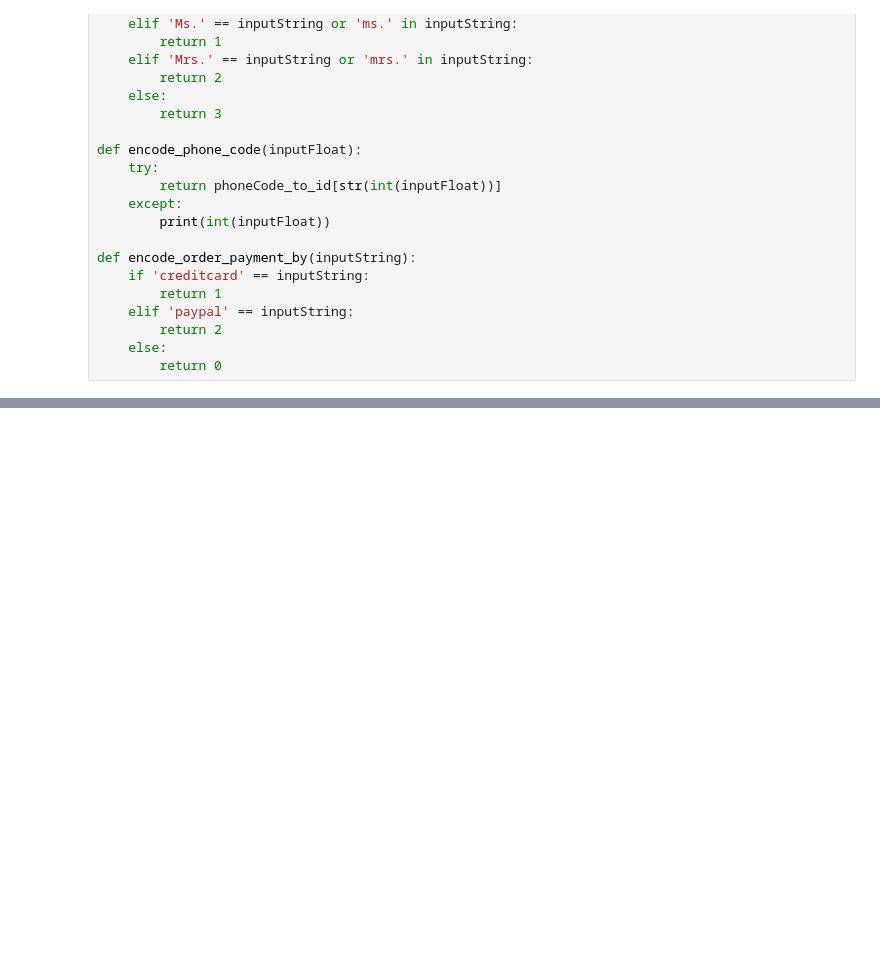
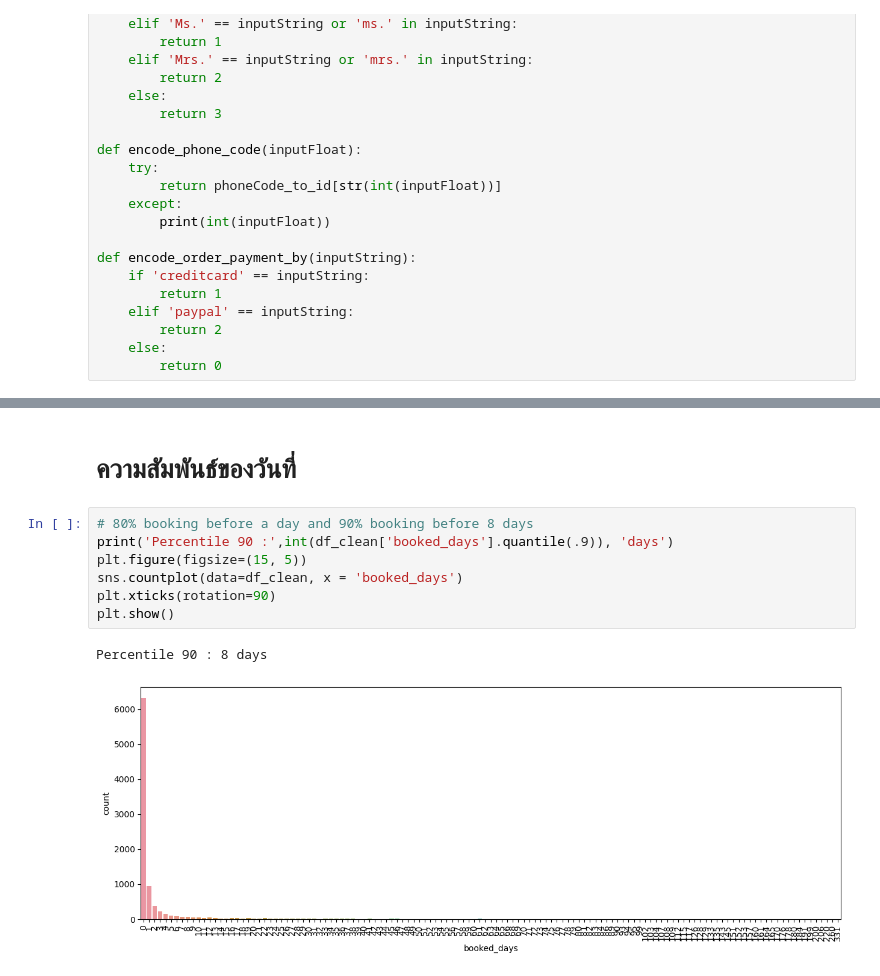
Before and after one commit to RooTBeaM/recommandation_system, a Jupyter notebook: fill_users.ipynb, the cells around one changed output, grey strips where cells are left out. Cells and saved outputs as stored; diff of their text form; blank space fills up the shorter version.

```diff
--- a/fill_users.ipynb
+++ b/fill_users.ipynb
@@ -217,0 +207,12 @@ df_order_v1[df_order_v1['order_departure_date']<df_order_v1['order_date']]
+# %% [markdown]
+# ความสัมพันธ์ของวันที่
+# %%
+# 80% booking before a day and 90% booking before 8 days
+print('Percentile 90 :',int(df_clean['booked_days'].quantile(.9)), 'days')
+plt.figure(figsize=(15, 5))
+sns.countplot(data=df_clean, x = 'booked_days')
+plt.xticks(rotation=90)
+plt.show()
+# %% [output]
+Percentile 90 : 8 days
+[figure, added]
```
Also changed, not shown: parts of 26 cells of this notebook, 3 other files.
